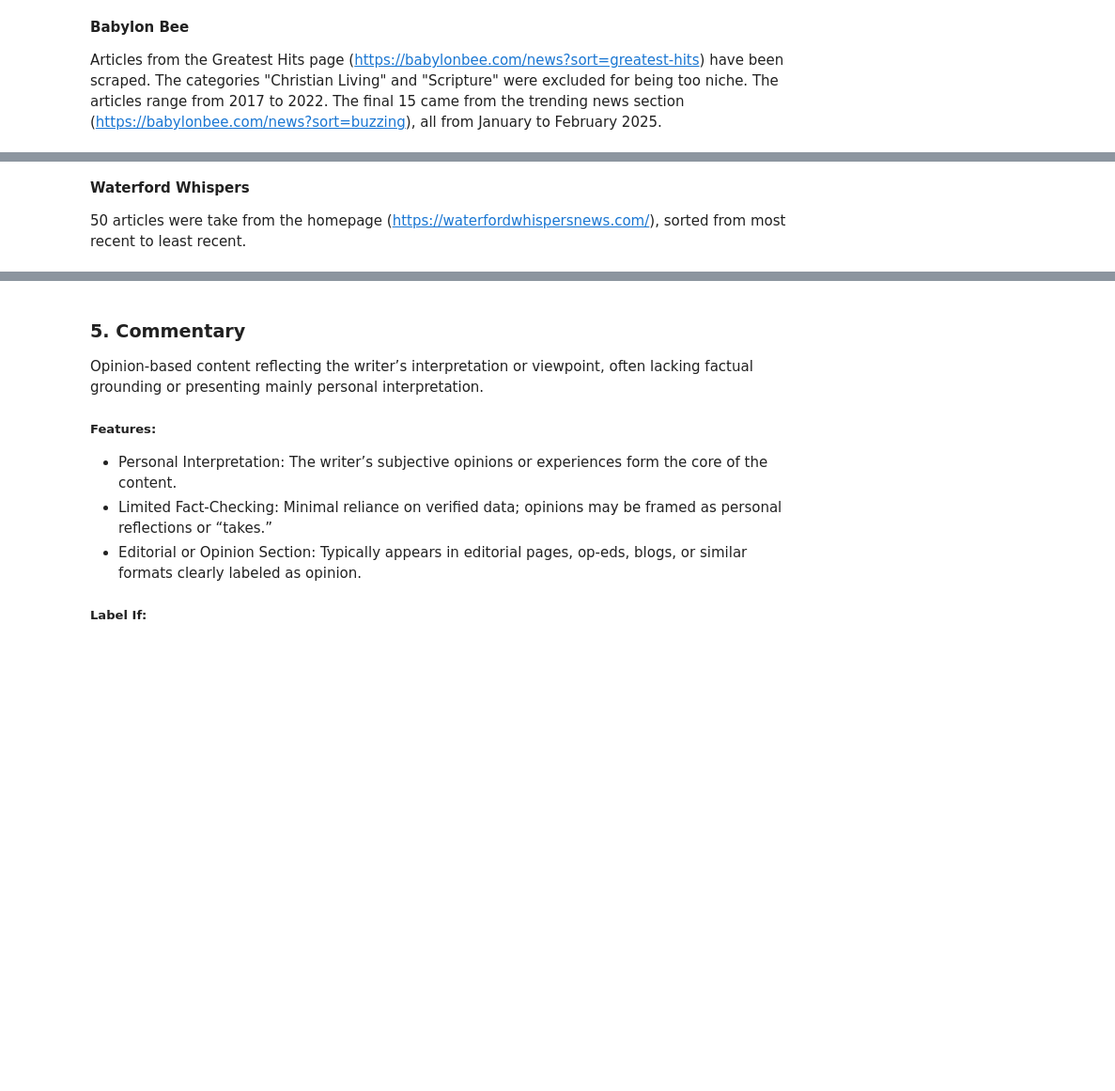
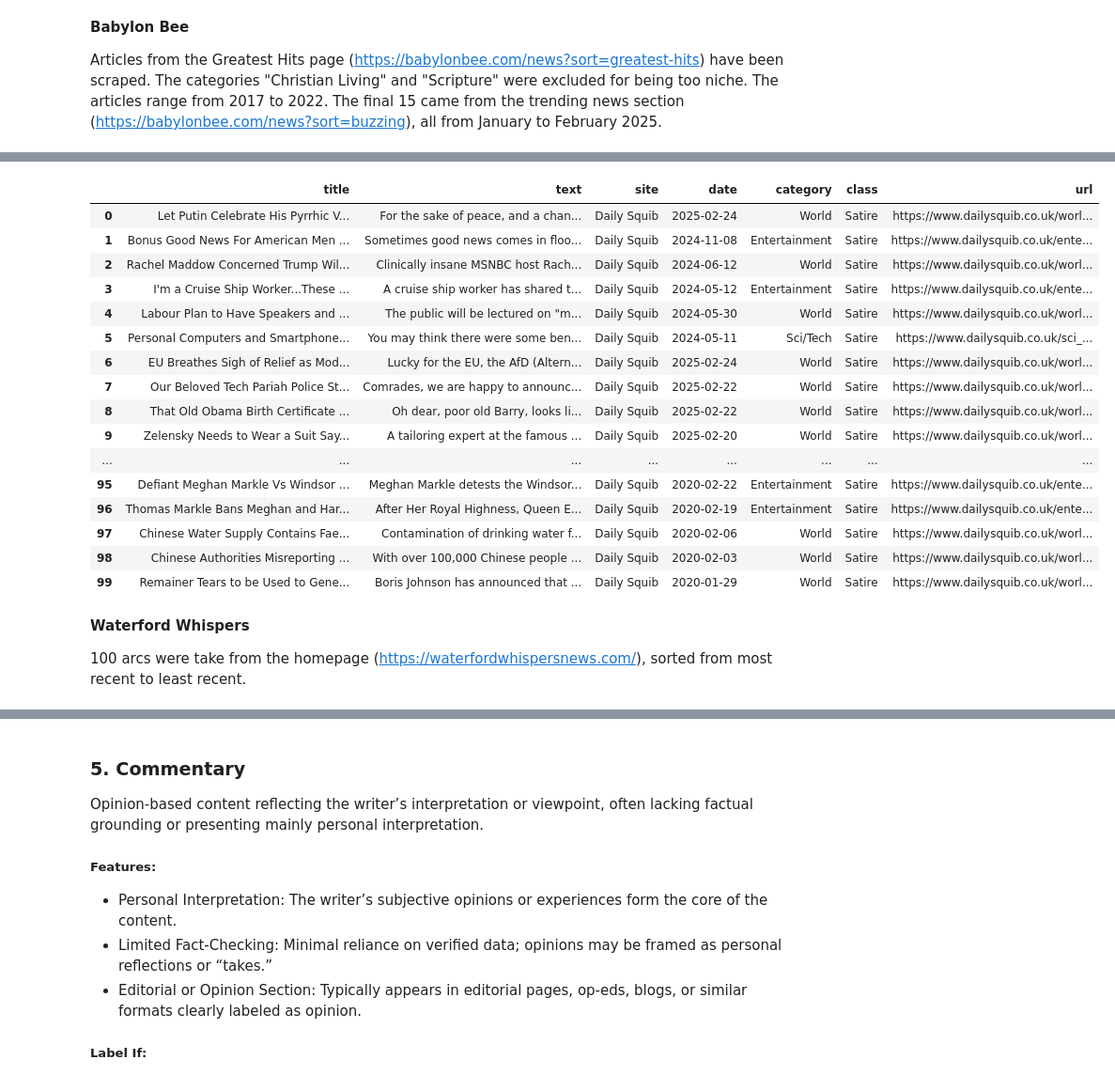
Before and after one commit to nuttymakes/TruthLens, a Jupyter notebook: Data/TruthLens Data Collection.ipynb, the cells around one changed output, grey strips where cells are left out. Shown at 94% size. Cells and saved outputs as stored; diff of their text form; code cells hidden in the pictures; blank space fills up the shorter version.

```diff
--- a/Data/TruthLens Data Collection.ipynb
+++ b/Data/TruthLens Data Collection.ipynb
@@ -1070,38 +1137,56 @@ def scrape_squib_article(url):
             else:
                 article_data["category"] = "Category not found"
         else:
             article_data["category"] = "Category not found"
 
         # Extract the article text
         content_div = soup.find("div", class_="td-post-content")
 
         if content_div:
             # remove blockquotes (e.g. embedded tweets)
             for bq in content_div.find_all("blockquote"):
                 bq.decompose()
             paragraphs = content_div.find_all("p")
             full_text = " ".join(p.get_text(strip=False) for p in paragraphs)
             article_data["text"] = clean_text(full_text.strip())
         else:
             article_data["text"] = "Article text not found"
 
     else:
         print(f"Failed to fetch the webpage: {url}. Status code: {response.status_code}")
 
     return article_data
 
 # List of URLs to scrape
 urls = get_urls_from_txt("squib.txt")
 # Scrape articles and create a DataFrame
-squib_data_df = scrape_multiple_squib_articles(urls, scrape_squib_article)
+squib_data_df = scrape_multiple_articles(urls, scrape_squib_article)
 # Store to CSV
 squib_data_df.to_csv("satire_scraped_articles_squib.csv", index=False)
 # Print df
 squib_data_df
+# %% [output]
+|  | title | text | site | date | category | class | url |
+| 0 | Let Putin Celebrate His Pyrrhic V... | For the sake of peace, and a chan... | Daily Squib | 2025-02-24 | World | Satire | https://www.dailysquib.co.uk/worl... |
+| 1 | Bonus Good News For American Men ... | Sometimes good news comes in floo... | Daily Squib | 2024-11-08 | Entertainment | Satire | https://www.dailysquib.co.uk/ente... |
+| 2 | Rachel Maddow Concerned Trump Wil... | Clinically insane MSNBC host Rach... | Daily Squib | 2024-06-12 | World | Satire | https://www.dailysquib.co.uk/worl... |
+| 3 | I'm a Cruise Ship Worker...These ... | A cruise ship worker has shared t... | Daily Squib | 2024-05-12 | Entertainment | Satire | https://www.dailysquib.co.uk/ente... |
+| 4 | Labour Plan to Have Speakers and ... | The public will be lectured on "m... | Daily Squib | 2024-05-30 | World | Satire | https://www.dailysquib.co.uk/worl... |
+| 5 | Personal Computers and Smartphone... | You may think there were some ben... | Daily Squib | 2024-05-11 | Sci/Tech | Satire | https://www.dailysquib.co.uk/sci_... |
+| 6 | EU Breathes Sigh of Relief as Mod... | Lucky for the EU, the AfD (Altern... | Daily Squib | 2025-02-24 | World | Satire | https://www.dailysquib.co.uk/worl... |
+| 7 | Our Beloved Tech Pariah Police St... | Comrades, we are happy to announc... | Daily Squib | 2025-02-22 | World | Satire | https://www.dailysquib.co.uk/worl... |
+| 8 | That Old Obama Birth Certificate ... | Oh dear, poor old Barry, looks li... | Daily Squib | 2025-02-22 | World | Satire | https://www.dailysquib.co.uk/worl... |
+| 9 | Zelensky Needs to Wear a Suit Say... | A tailoring expert at the famous ... | Daily Squib | 2025-02-20 | World | Satire | https://www.dailysquib.co.uk/worl... |
+| ... | ... | ... | ... | ... | ... | ... | ... |
+| 95 | Defiant Meghan Markle Vs Windsor ... | Meghan Markle detests the Windsor... | Daily Squib | 2020-02-22 | Entertainment | Satire | https://www.dailysquib.co.uk/ente... |
+| 96 | Thomas Markle Bans Meghan and Har... | After Her Royal Highness, Queen E... | Daily Squib | 2020-02-19 | Entertainment | Satire | https://www.dailysquib.co.uk/ente... |
+| 97 | Chinese Water Supply Contains Fae... | Contamination of drinking water f... | Daily Squib | 2020-02-06 | World | Satire | https://www.dailysquib.co.uk/worl... |
+| 98 | Chinese Authorities Misreporting ... | With over 100,000 Chinese people ... | Daily Squib | 2020-02-03 | World | Satire | https://www.dailysquib.co.uk/worl... |
+| 99 | Remainer Tears to be Used to Gene... | Boris Johnson has announced that ... | Daily Squib | 2020-01-29 | World | Satire | https://www.dailysquib.co.uk/worl... |
 # %% [markdown]
 **Waterford Whispers**
 
-50 articles were take from the homepage (https://waterfordwhispersnews.com/), sorted from most recent to least recent.
+100 arcs were take from the homepage (https://waterfordwhispersnews.com/), sorted from most recent to least recent.
 # %%
 def scrape_whispers_article(url):
     """
```
Also changed, not shown: parts of 19 cells of this notebook, 5 other files.
